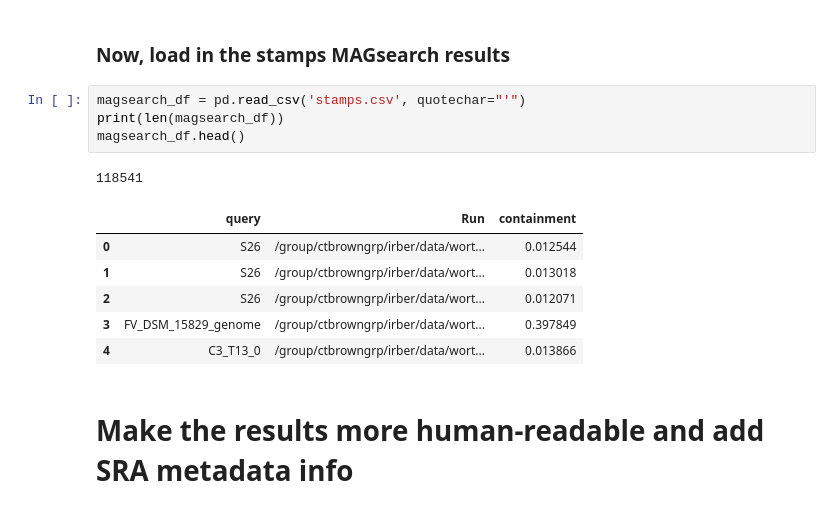
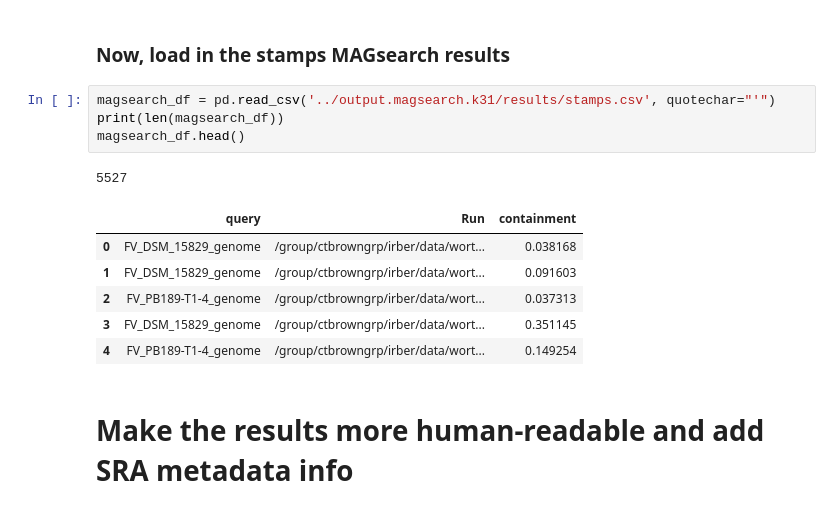
Before and after one commit to bluegenes/2022-stamps-magsearch, a Jupyter notebook: notebooks/marine-SRAsearch-results.ipynb, the cells around one changed output. Saved outputs shown, nothing was run; the diff lists cells and outputs as text.

Commit message:
just add all files and outputs

```diff
--- a/notebooks/marine-SRAsearch-results.ipynb
+++ b/notebooks/marine-SRAsearch-results.ipynb
@@ -45,17 +45,17 @@ run_info2 = run_info[['Run', 'ScientificName']]
 # %% [markdown]
 ### Now, load in the stamps MAGsearch results
 # %%
-magsearch_df = pd.read_csv('stamps.csv', quotechar="'")
+magsearch_df = pd.read_csv('../output.magsearch.k31/results/stamps.csv', quotechar="'")
 print(len(magsearch_df))
 magsearch_df.head()
 # %% [output]
-118541
+5527
 |  | query | Run | containment |
-| 0 | S26 | /group/ctbrowngrp/irber/data/wort... | 0.012544 |
-| 1 | S26 | /group/ctbrowngrp/irber/data/wort... | 0.013018 |
-| 2 | S26 | /group/ctbrowngrp/irber/data/wort... | 0.012071 |
-| 3 | FV_DSM_15829_genome | /group/ctbrowngrp/irber/data/wort... | 0.397849 |
-| 4 | C3_T13_0 | /group/ctbrowngrp/irber/data/wort... | 0.013866 |
+| 0 | FV_DSM_15829_genome | /group/ctbrowngrp/irber/data/wort... | 0.038168 |
+| 1 | FV_DSM_15829_genome | /group/ctbrowngrp/irber/data/wort... | 0.091603 |
+| 2 | FV_PB189-T1-4_genome | /group/ctbrowngrp/irber/data/wort... | 0.037313 |
+| 3 | FV_DSM_15829_genome | /group/ctbrowngrp/irber/data/wort... | 0.351145 |
+| 4 | FV_PB189-T1-4_genome | /group/ctbrowngrp/irber/data/wort... | 0.149254 |
 # %% [markdown]
 # Make the results more human-readable and add SRA metadata info
 # %% [markdown]
```
Also changed, not shown: parts of 16 cells of this notebook, 17 other files.
